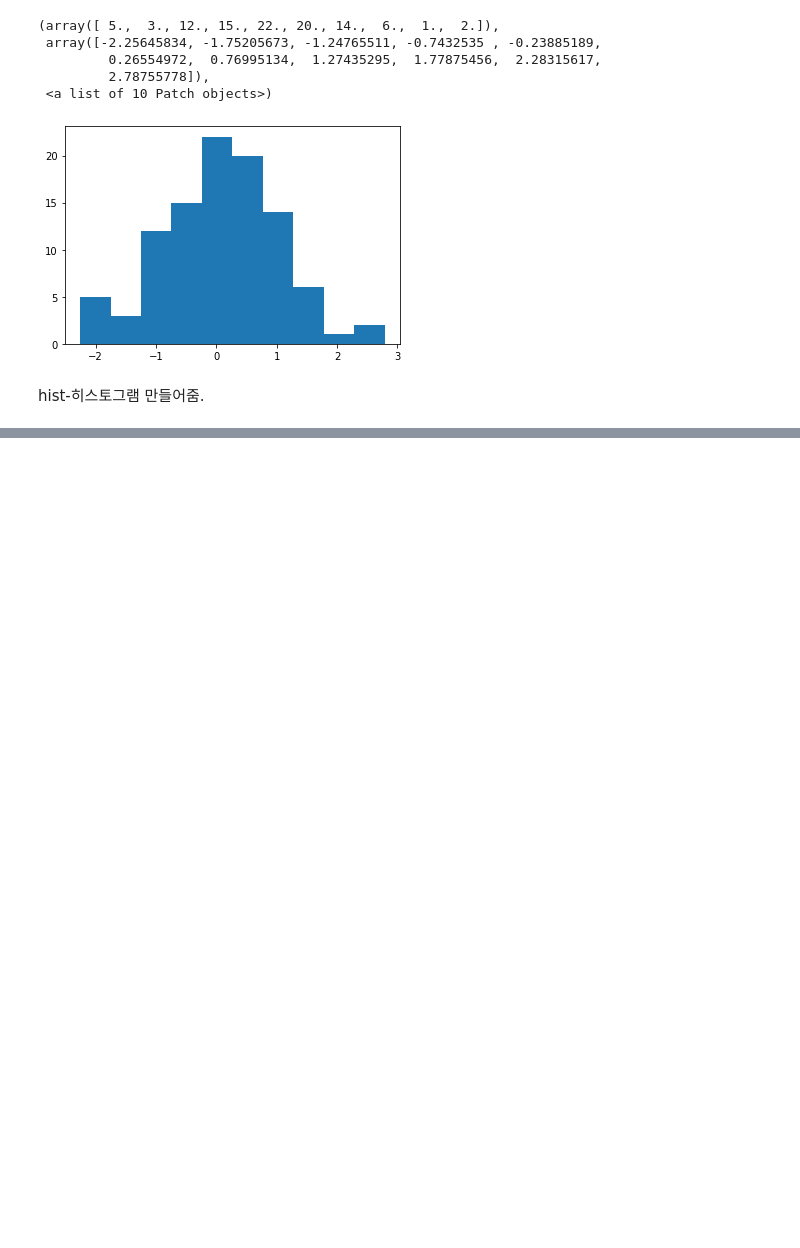
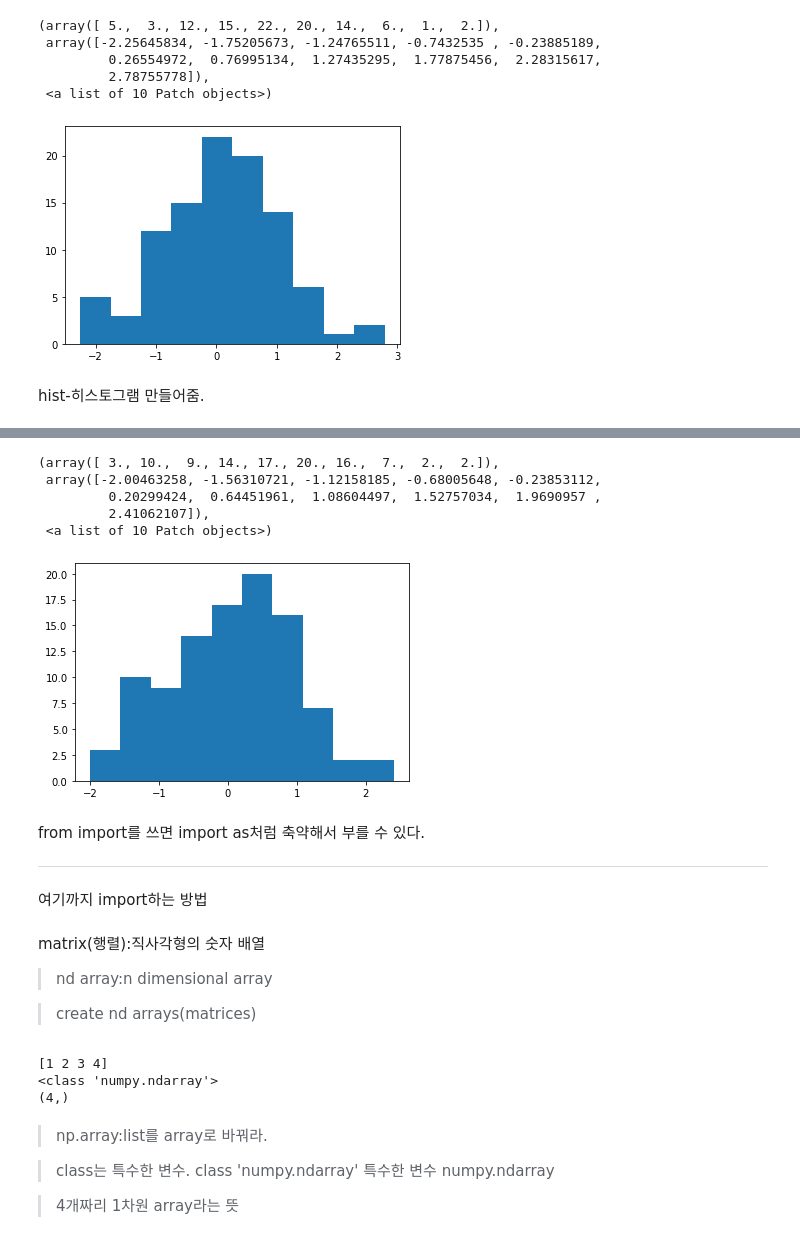
Before and after one commit to hyesuun/class2022Spring, a Jupyter notebook: 2022_0316.ipynb, the cells around one changed output, grey strips where cells are left out. Cells and saved outputs as stored; diff of their text form; code cells hidden in the pictures; blank space fills up the shorter version.

```diff
--- a/2022_0316.ipynb
+++ b/2022_0316.ipynb
@@ -418,0 +429,15 @@ hist-히스토그램 만들어줌.
+# %%
+from matplotlib import pyplot
+pyplot.hist(n)
+# %% [output]
+(array([ 3., 10.,  9., 14., 17., 20., 16.,  7.,  2.,  2.]),
+ array([-2.00463258, -1.56310721, -1.12158185, -0.68005648, -0.23853112,
+         0.20299424,  0.64451961,  1.08604497,  1.52757034,  1.9690957 ,
+         2.41062107]),
+ <a list of 10 Patch objects>)
+[figure, added]
+# %% [markdown]
+from import를 쓰면 import as처럼 축약해서 부를 수 있다.
+
+---
+여기까지 import하는 방법
@@ -418,0 +446,23 @@ hist-히스토그램 만들어줌.
+# %% [markdown]
+matrix(행렬):직사각형의 숫자 배열
+
+> nd array:n dimensional array
+
+> create nd arrays(matrices)
+# %%
+x=np.array([1,2,3,4])
+print(x)
+print(type(x))
+print(x.shape)
+# %% [output]
+[1 2 3 4]
+<class 'numpy.ndarray'>
+(4,)
+# %% [markdown]
+
+
+> np.array:list를 array로 바꿔라.
+
+> class는 특수한 변수. class 'numpy.ndarray' 특수한 변수 numpy.ndarray
+
+> 4개짜리 1차원 array라는 뜻
```
Also changed, not shown: parts of 23 cells of this notebook.
